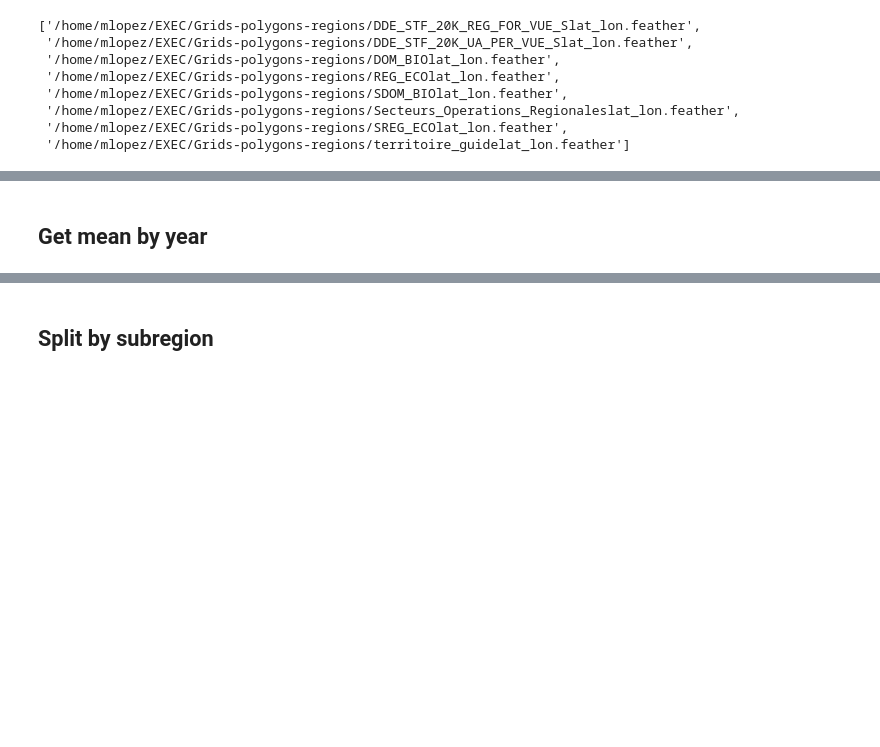
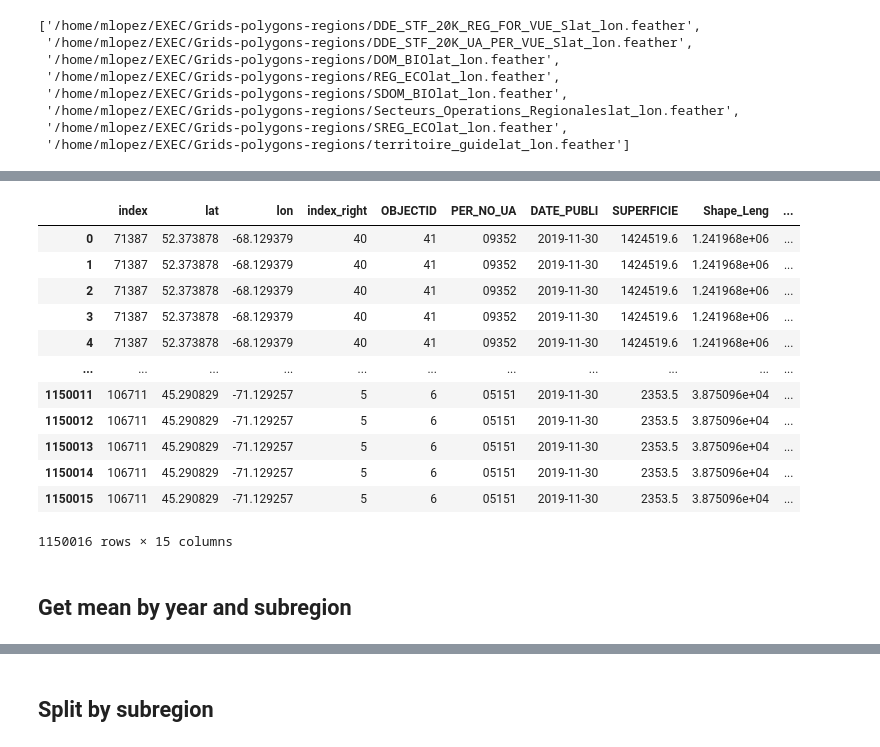
Before and after one commit to Ouranosinc/PortraitsClimMFFP, a Jupyter notebook: Data Processing Jupyter Notebooks/DF for Figure in R Temperature annual all regions.ipynb, the cells around one changed output, grey strips where cells are left out. Saved outputs shown, nothing was run; the diff lists cells and outputs as text; code cells hidden in the pictures; blank space fills up the shorter version.

```diff
--- a/Data Processing Jupyter Notebooks/DF for Figure in R Temperature annual all regions.ipynb
+++ b/Data Processing Jupyter Notebooks/DF for Figure in R Temperature annual all regions.ipynb
@@ -105,3 +107,5 @@ dfmean45
+# %%
+dfmean45 = pd.read_feather("/home/mlopez/EXEC/Processed data to clip with regions/rcp45"+var+"_forTS.feather")
 # %% [markdown]
 # FOR RCP85
 # %%
@@ -261,8 +322,23 @@ for dfregion in listdfreg:
 listdfreg=[]
 # %%
 dfmeanUA45 = lisdfregdata45[1]
+dfmeanUA45
+# %% [output]
+|  | index | lat | lon | index_right | OBJECTID | PER_NO_UA | DATE_PUBLI | SUPERFICIE | Shape_Leng | ... |
+| 0 | 71387 | 52.373878 | -68.129379 | 40 | 41 | 09352 | 2019-11-30 | 1424519.6 | 1.241968e+06 | ... |
+| 1 | 71387 | 52.373878 | -68.129379 | 40 | 41 | 09352 | 2019-11-30 | 1424519.6 | 1.241968e+06 | ... |
+| 2 | 71387 | 52.373878 | -68.129379 | 40 | 41 | 09352 | 2019-11-30 | 1424519.6 | 1.241968e+06 | ... |
+| 3 | 71387 | 52.373878 | -68.129379 | 40 | 41 | 09352 | 2019-11-30 | 1424519.6 | 1.241968e+06 | ... |
+| 4 | 71387 | 52.373878 | -68.129379 | 40 | 41 | 09352 | 2019-11-30 | 1424519.6 | 1.241968e+06 | ... |
+| ... | ... | ... | ... | ... | ... | ... | ... | ... | ... | ... |
+| 1150011 | 106711 | 45.290829 | -71.129257 | 5 | 6 | 05151 | 2019-11-30 | 2353.5 | 3.875096e+04 | ... |
+| 1150012 | 106711 | 45.290829 | -71.129257 | 5 | 6 | 05151 | 2019-11-30 | 2353.5 | 3.875096e+04 | ... |
+| 1150013 | 106711 | 45.290829 | -71.129257 | 5 | 6 | 05151 | 2019-11-30 | 2353.5 | 3.875096e+04 | ... |
+| 1150014 | 106711 | 45.290829 | -71.129257 | 5 | 6 | 05151 | 2019-11-30 | 2353.5 | 3.875096e+04 | ... |
+| 1150015 | 106711 | 45.290829 | -71.129257 | 5 | 6 | 05151 | 2019-11-30 | 2353.5 | 3.875096e+04 | ... |
+1150016 rows × 15 columns
 # %% [markdown]
-## Get mean by year
+## Get mean by year and subregion
 # %%
 dfmean45UA = dfmeanUA45.groupby(["time", "PER_NO_UA"]).mean()
 # %%
```
Also changed, not shown: parts of 24 cells of this notebook, 2 other files.
